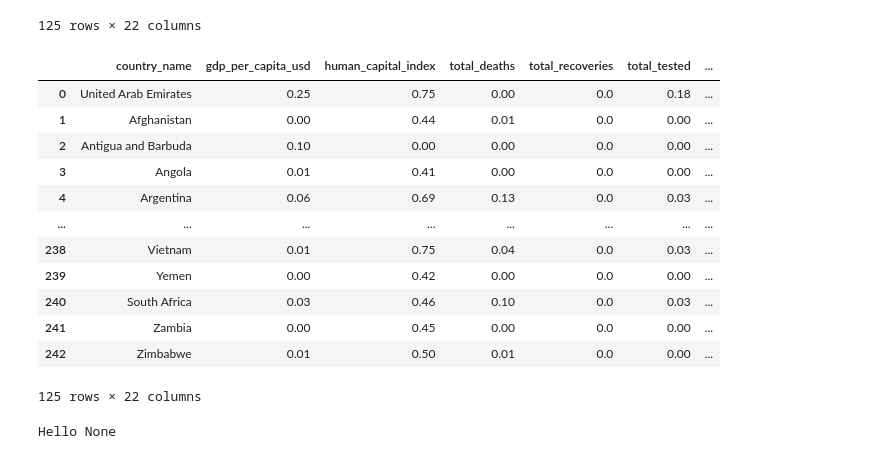
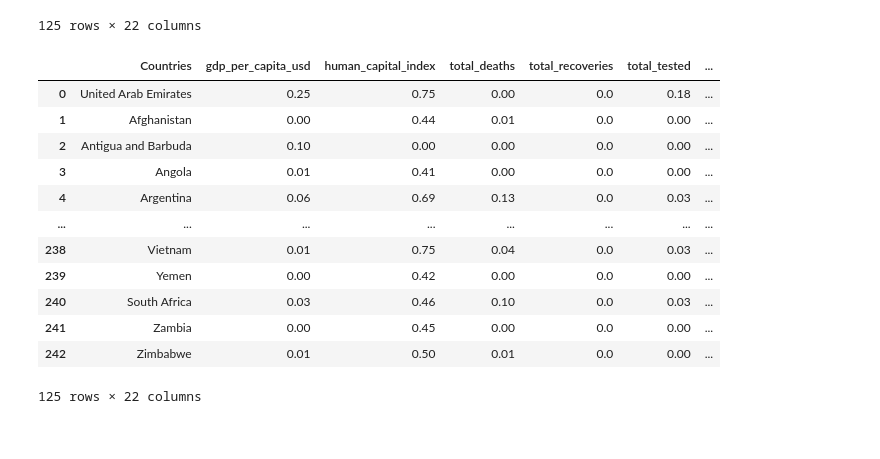
Before and after one commit to shaoormunir/ecs272-final-project, a Jupyter notebook: data/conclusion/analysis.ipynb, the cells around one changed output. Cells and saved outputs as stored; diff of their text form; code cells hidden in the pictures.

Commit message:
Adding Conclusion Slide

```diff
--- a/data/conclusion/analysis.ipynb
+++ b/data/conclusion/analysis.ipynb
@@ -225,25 +225,26 @@ Index(['country_name', 'gdp_per_capita_usd', 'human_capital_index',
 # %%
 scaler = MinMaxScaler()
 
 for column in df_combined.columns:
     if column == "country_name":
         continue
     else:
         # Reshape the column values before scaling
         values = df_combined[column].values.reshape(-1, 1)
 
         # Use MinMaxScaler to scale values in the range [0, 1]
         scaled_values = scaler.fit_transform(values)
 
         # Update the column in the DataFrame with scaled values
         df_combined[column] = scaled_values
 
 df_combined.reset_index()
 df_combined = df_combined.round(2)
+df_combined.rename(columns={'country_name': 'Countries'}, inplace=True)
 
 df_combined
 # %% [output]
-|  | country_name | gdp_per_capita_usd | human_capital_index | total_deaths | total_recoveries | total_tested | ... |
+|  | Countries | gdp_per_capita_usd | human_capital_index | total_deaths | total_recoveries | total_tested | ... |
 | 0 | United Arab Emirates | 0.25 | 0.75 | 0.00 | 0.0 | 0.18 | ... |
 | 1 | Afghanistan | 0.00 | 0.44 | 0.01 | 0.0 | 0.00 | ... |
 | 2 | Antigua and Barbuda | 0.10 | 0.00 | 0.00 | 0.0 | 0.00 | ... |
@@ -258,13 +259,3 @@ df_combined
 125 rows × 22 columns
 # %%
 df_combined.to_csv('conclusion.csv', index=False)
-# %%
-dftemp = pd.read_csv("conclusion.csv")
-# dftemp
-
-dftemp.index.name = "Countries"
-print("Hello", dftemp.index.name)
-
-dftemp = dftemp.rename_axis(index='Countries')
-# %% [output]
-Hello None
```
